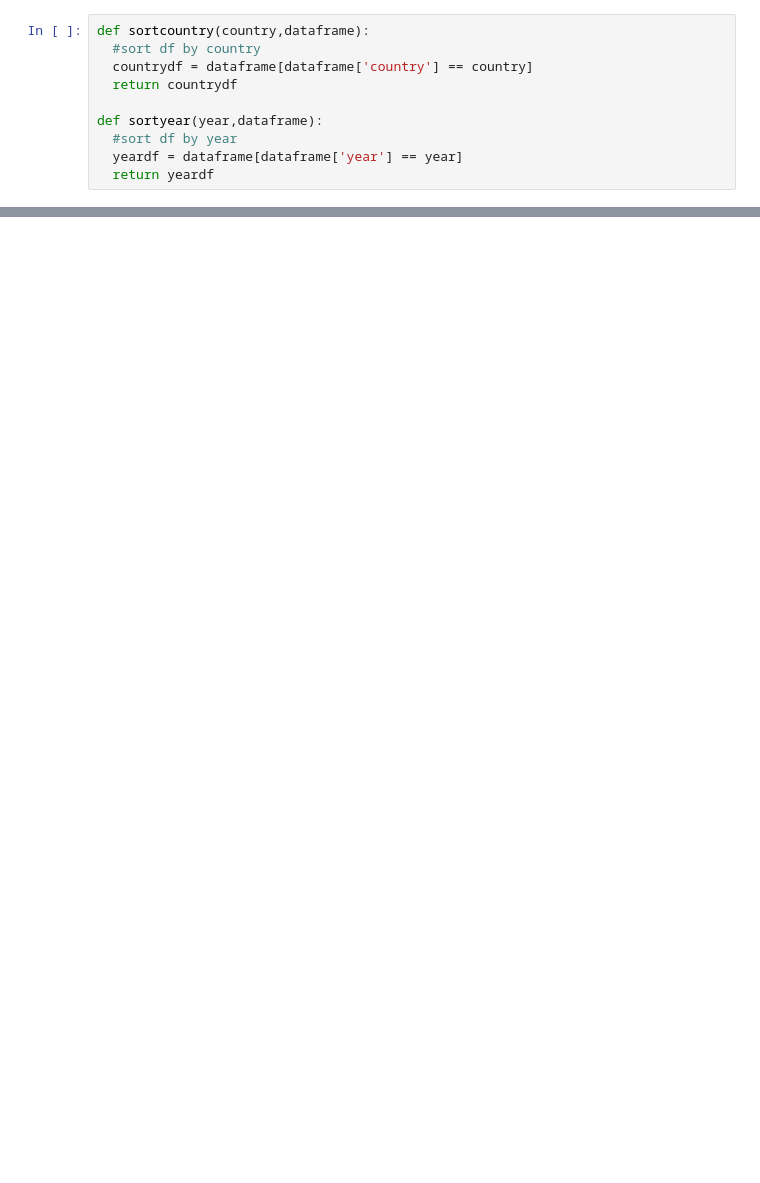
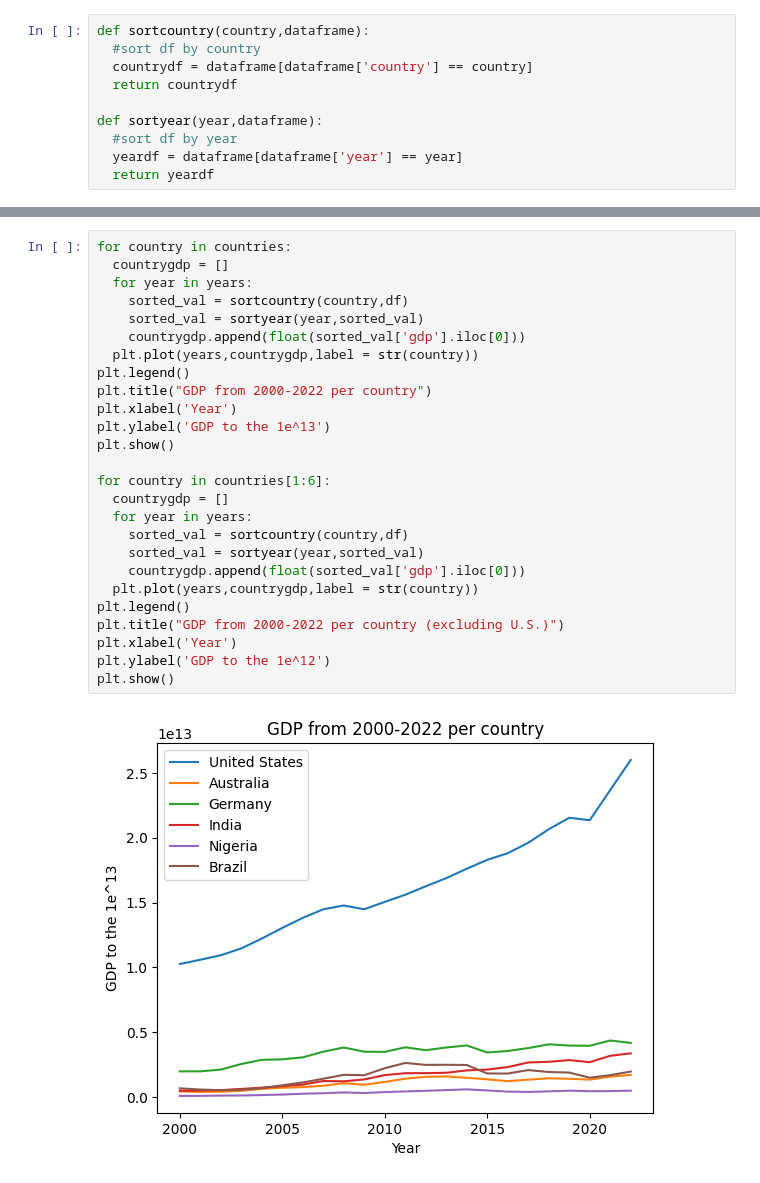
Before and after one commit to emmners/widsdatathon, a Jupyter notebook: urbanization_dataset.ipynb, the cells around one changed output, grey strips where cells are left out. Saved outputs shown, nothing was run; the diff lists cells and outputs as text; blank space fills up the shorter version.

```diff
--- a/urbanization_dataset.ipynb
+++ b/urbanization_dataset.ipynb
@@ -63,0 +64,28 @@ Difference between population density per sq. km. from 2022 - 2011: 4.3416517311
+# %%
+for country in countries:
+  countrygdp = []
+  for year in years:
+    sorted_val = sortcountry(country,df)
+    sorted_val = sortyear(year,sorted_val)
+    countrygdp.append(float(sorted_val['gdp'].iloc[0]))
+  plt.plot(years,countrygdp,label = str(country))
+plt.legend()
+plt.title("GDP from 2000-2022 per country")
+plt.xlabel('Year')
+plt.ylabel('GDP to the 1e^13')
+plt.show()
+
+for country in countries[1:6]:
+  countrygdp = []
+  for year in years:
+    sorted_val = sortcountry(country,df)
+    sorted_val = sortyear(year,sorted_val)
+    countrygdp.append(float(sorted_val['gdp'].iloc[0]))
+  plt.plot(years,countrygdp,label = str(country))
+plt.legend()
+plt.title("GDP from 2000-2022 per country (excluding U.S.)")
+plt.xlabel('Year')
+plt.ylabel('GDP to the 1e^12')
+plt.show()
+# %% [output]
+[figure, added]
```
Also changed, not shown: parts of 5 cells of this notebook.
